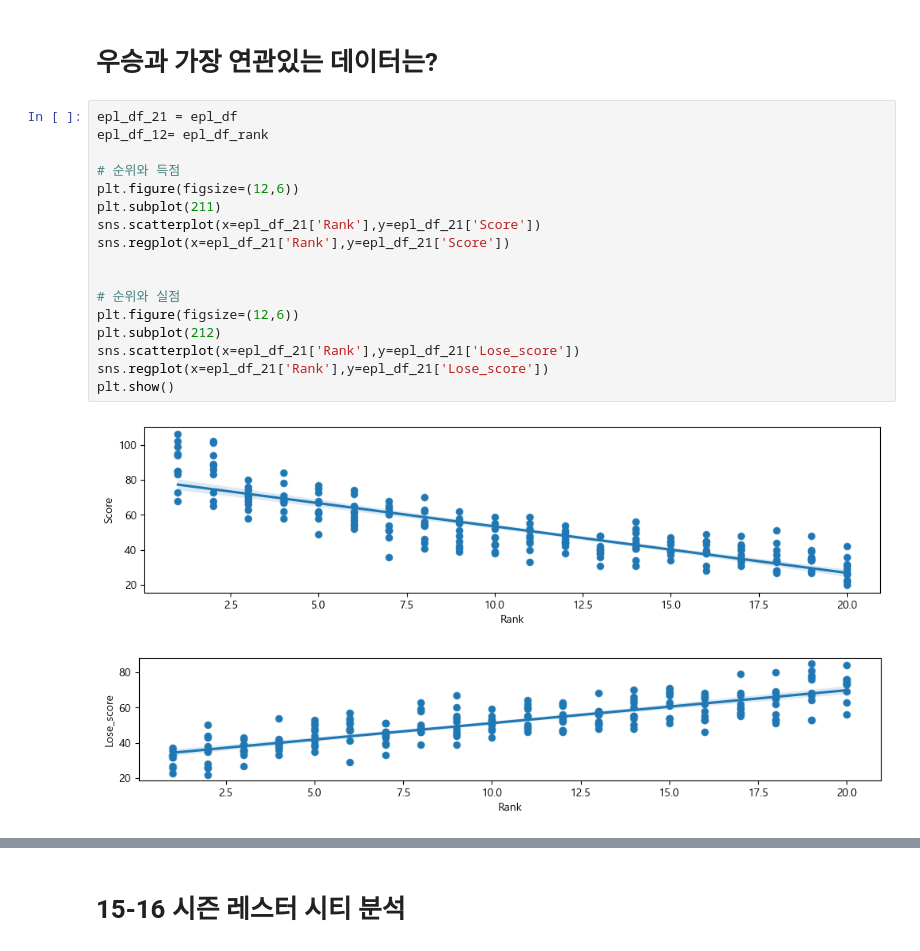
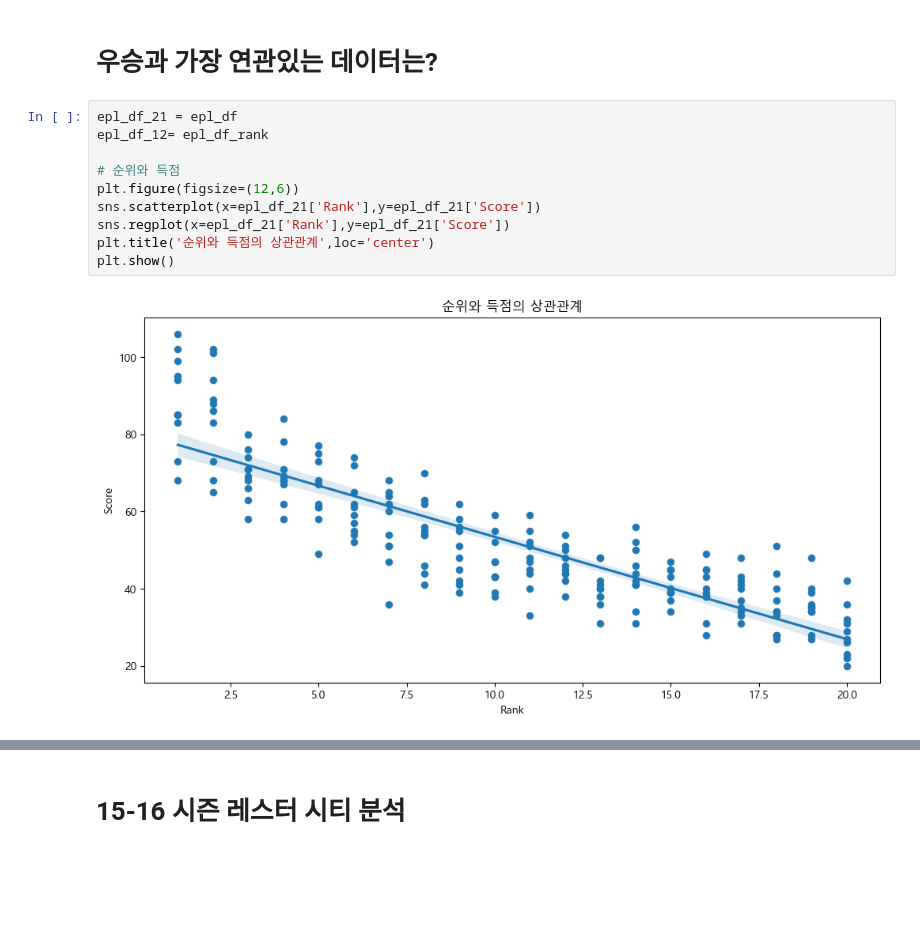
Before and after one commit to gingerman123/Soccer-Data, a Jupyter notebook: plot.ipynb, the cells around one changed output, grey strips where cells are left out. Drawn from its saved outputs; the diff is of its cells as text; blank space fills up the shorter version.

```diff
--- a/plot.ipynb
+++ b/plot.ipynb
@@ -25,20 +18,12 @@ epl_df_rank = pd.read_csv('각 칼럼 상대 순위 데이터 update.csv',encodi
 # %%
 epl_df_21 = epl_df
 epl_df_12= epl_df_rank
 
 # 순위와 득점
 plt.figure(figsize=(12,6))
-plt.subplot(211)
 sns.scatterplot(x=epl_df_21['Rank'],y=epl_df_21['Score'])
 sns.regplot(x=epl_df_21['Rank'],y=epl_df_21['Score'])
-
-
-# 순위와 실점
-plt.figure(figsize=(12,6))
-plt.subplot(212)
-sns.scatterplot(x=epl_df_21['Rank'],y=epl_df_21['Lose_score'])
-sns.regplot(x=epl_df_21['Rank'],y=epl_df_21['Lose_score'])
+plt.title('순위와 득점의 상관관계',loc='center')
 plt.show()
 # %% [output]
-[figure, old version]
+[figure, new version]
-[figure, removed]
```
Also changed, not shown: parts of 5 cells of this notebook, 14 other files.
